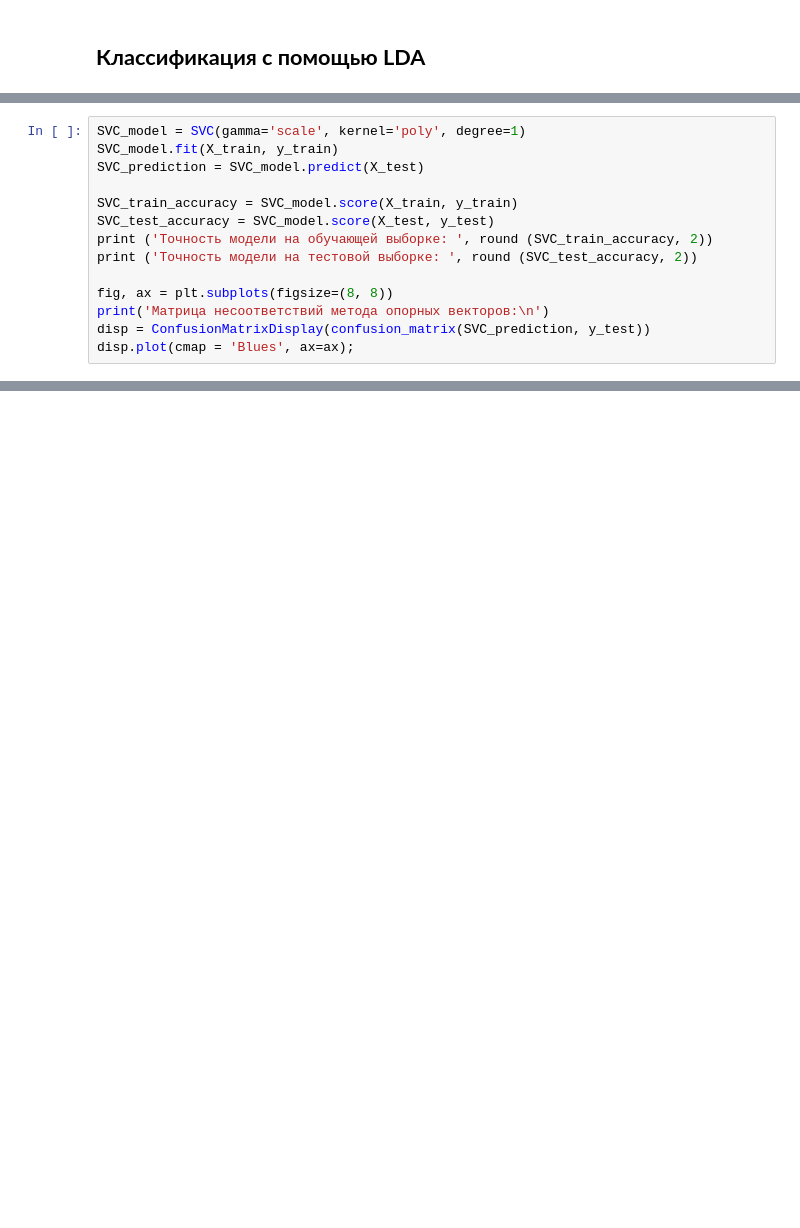
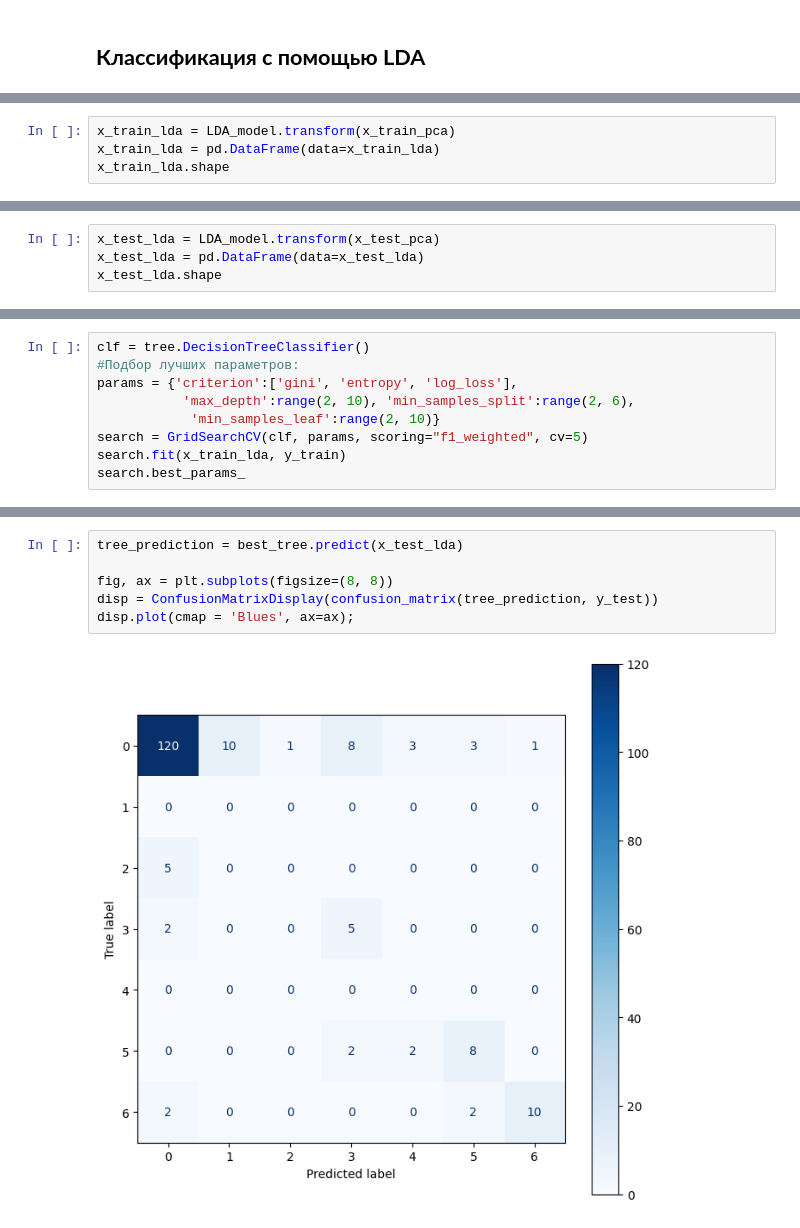
Before and after one commit to oodlbee/emotion_classification, a Jupyter notebook: notebooks/emotion_classification.ipynb, the cells around one changed output, grey strips where cells are left out. Drawn from its saved outputs; the diff is of its cells as text; blank space fills up the shorter version.

```diff
--- a/notebooks/emotion_classification.ipynb
+++ b/notebooks/emotion_classification.ipynb
@@ -665,14 +427,0 @@ search.best_params_
-# %%
-SVC_model = SVC(gamma='scale', kernel='poly', degree=1)
-SVC_model.fit(X_train, y_train)
-SVC_prediction = SVC_model.predict(X_test)
-
-SVC_train_accuracy = SVC_model.score(X_train, y_train)
-SVC_test_accuracy = SVC_model.score(X_test, y_test)
-print ('Точность модели на обучающей выборке: ', round (SVC_train_accuracy, 2))
-print ('Точность модели на тестовой выборке: ', round (SVC_test_accuracy, 2))
-
-fig, ax = plt.subplots(figsize=(8, 8))
-print('Матрица несоответствий метода опорных векторов:\n')
-disp = ConfusionMatrixDisplay(confusion_matrix(SVC_prediction, y_test))
-disp.plot(cmap = 'Blues', ax=ax);
@@ -678,0 +448,4 @@ disp.plot(cmap = 'Blues', ax=ax);
+# %%
+x_train_lda = LDA_model.transform(x_train_pca)
+x_train_lda = pd.DataFrame(data=x_train_lda)
+x_train_lda.shape
@@ -678,0 +454,4 @@ disp.plot(cmap = 'Blues', ax=ax);
+# %%
+x_test_lda = LDA_model.transform(x_test_pca)
+x_test_lda = pd.DataFrame(data=x_test_lda)
+x_test_lda.shape
@@ -678,0 +464,9 @@ disp.plot(cmap = 'Blues', ax=ax);
+# %%
+clf = tree.DecisionTreeClassifier()
+#Подбор лучших параметров:
+params = {'criterion':['gini', 'entropy', 'log_loss'],
+           'max_depth':range(2, 10), 'min_samples_split':range(2, 6),
+            'min_samples_leaf':range(2, 10)}
+search = GridSearchCV(clf, params, scoring="f1_weighted", cv=5)
+search.fit(x_train_lda, y_train)
+search.best_params_
@@ -678,0 +500,8 @@ disp.plot(cmap = 'Blues', ax=ax);
+# %%
+tree_prediction = best_tree.predict(x_test_lda)
+
+fig, ax = plt.subplots(figsize=(8, 8))
+disp = ConfusionMatrixDisplay(confusion_matrix(tree_prediction, y_test))
+disp.plot(cmap = 'Blues', ax=ax);
+# %% [output]
+[figure, added]
```
Also changed, not shown: parts of 113 cells of this notebook, 2 other files.
